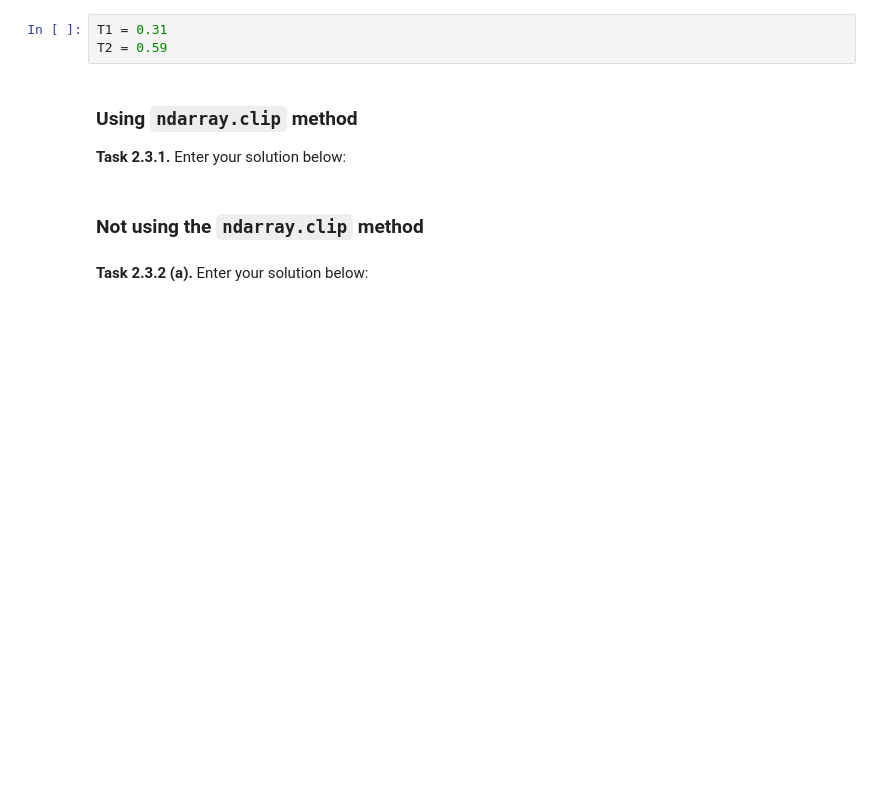
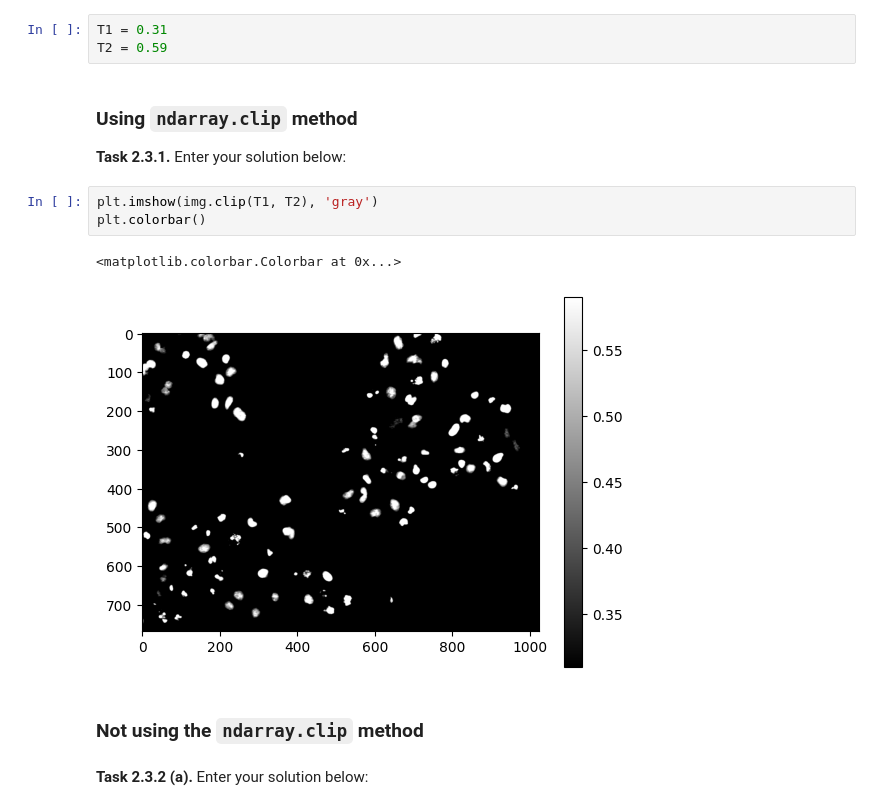
Before and after one commit to MarcelBuss/mobi-fs3-python, a Jupyter notebook: task2.ipynb, the cells around one changed output. Saved outputs shown, nothing was run; the diff lists cells and outputs as text; blank space fills up the shorter version.

```diff
--- a/task2.ipynb
+++ b/task2.ipynb
@@ -28,6 +46,12 @@ T2 = 0.59
 ### Using `ndarray.clip` method
 
 **<a id="#">Task 2.3.1.</a>** Enter your solution below:
+# %%
+plt.imshow(img.clip(T1, T2), 'gray')
+plt.colorbar()
+# %% [output]
+<matplotlib.colorbar.Colorbar at 0x...>
+[figure, added]
 # %% [markdown]
 ### Not using the `ndarray.clip` method
 # %% [markdown]
```
Also changed, not shown: parts of 4 cells of this notebook.
